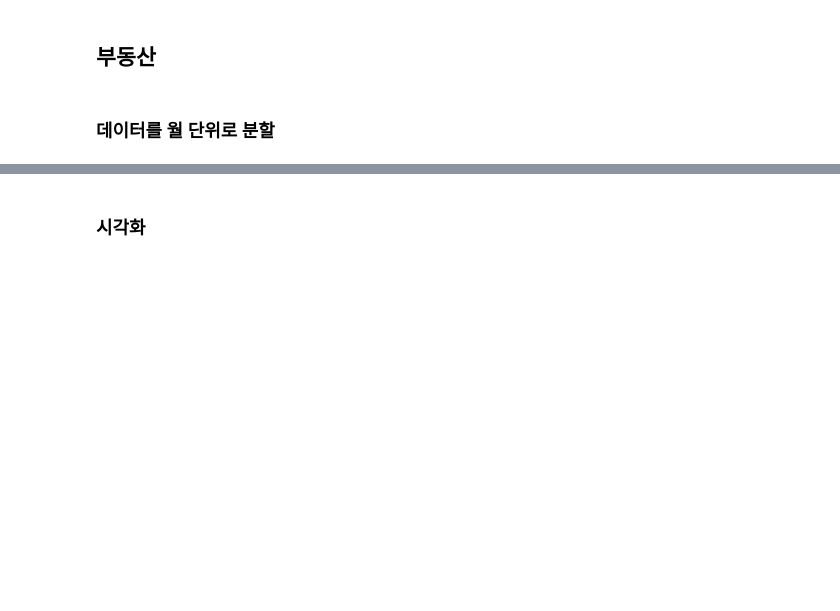
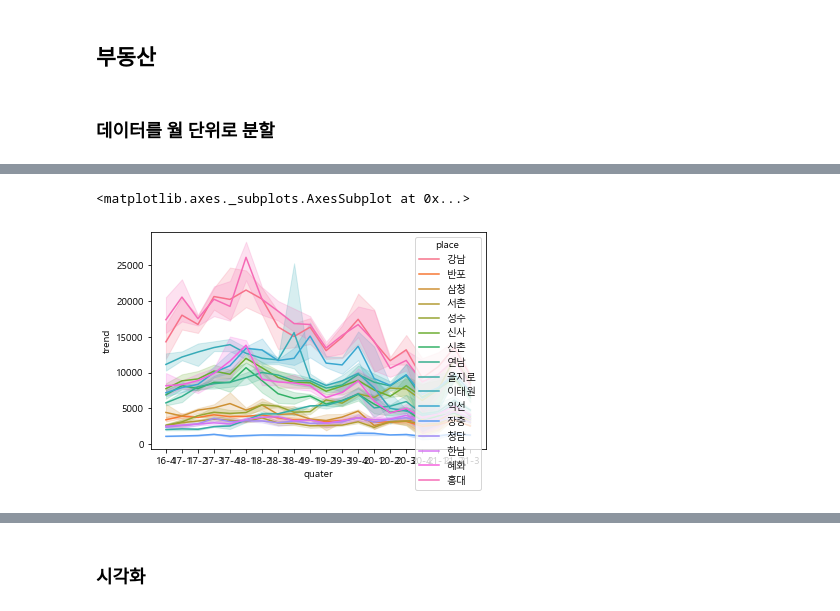
Before and after one commit to dongyoung0/toy_project, a Jupyter notebook: 시각화.ipynb, the cells around one changed output, grey strips where cells are left out. Saved outputs shown, nothing was run; the diff lists cells and outputs as text; code cells hidden in the pictures; blank space fills up the shorter version.

Commit message:
update visualization code

```diff
--- a/시각화.ipynb
+++ b/시각화.ipynb
@@ -27,3 +33,6 @@ Hangul font is set!
+# %%
+df_day = pd.read_csv('data/day.csv')
+df_month = pd.read_csv('data/month.csv')
 # %% [markdown]
 ## 부동산
 # %% [markdown]
@@ -45,0 +78,5 @@ df_rate = df_ym.div(df_ym['총합'], axis=0)
+# %%
+sns.lineplot(x='quater', y='trend', hue='place', data=df_month)
+# %% [output]
+<matplotlib.axes._subplots.AxesSubplot at 0x...>
+[figure, added]
```
Also changed, not shown: parts of 12 cells of this notebook.
